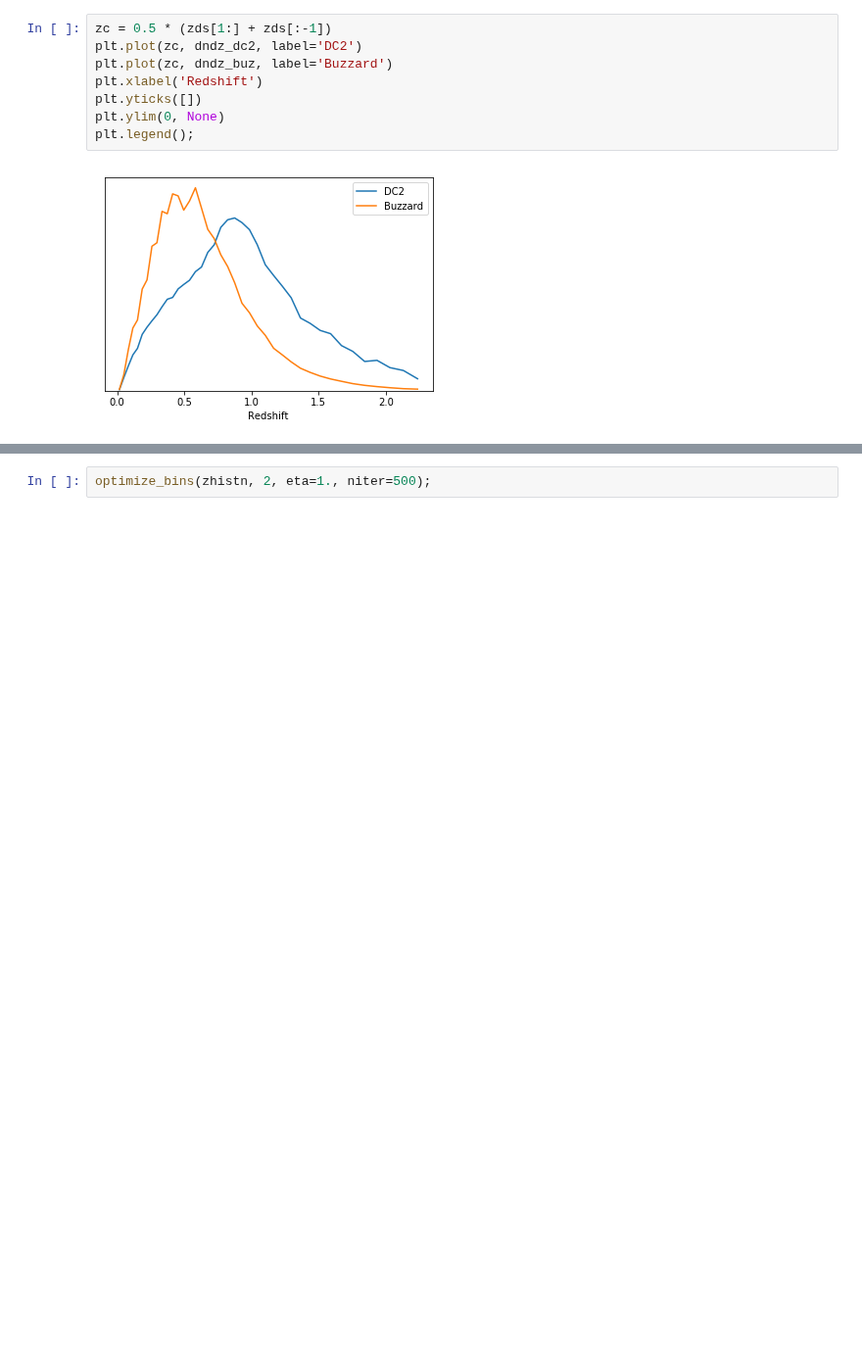
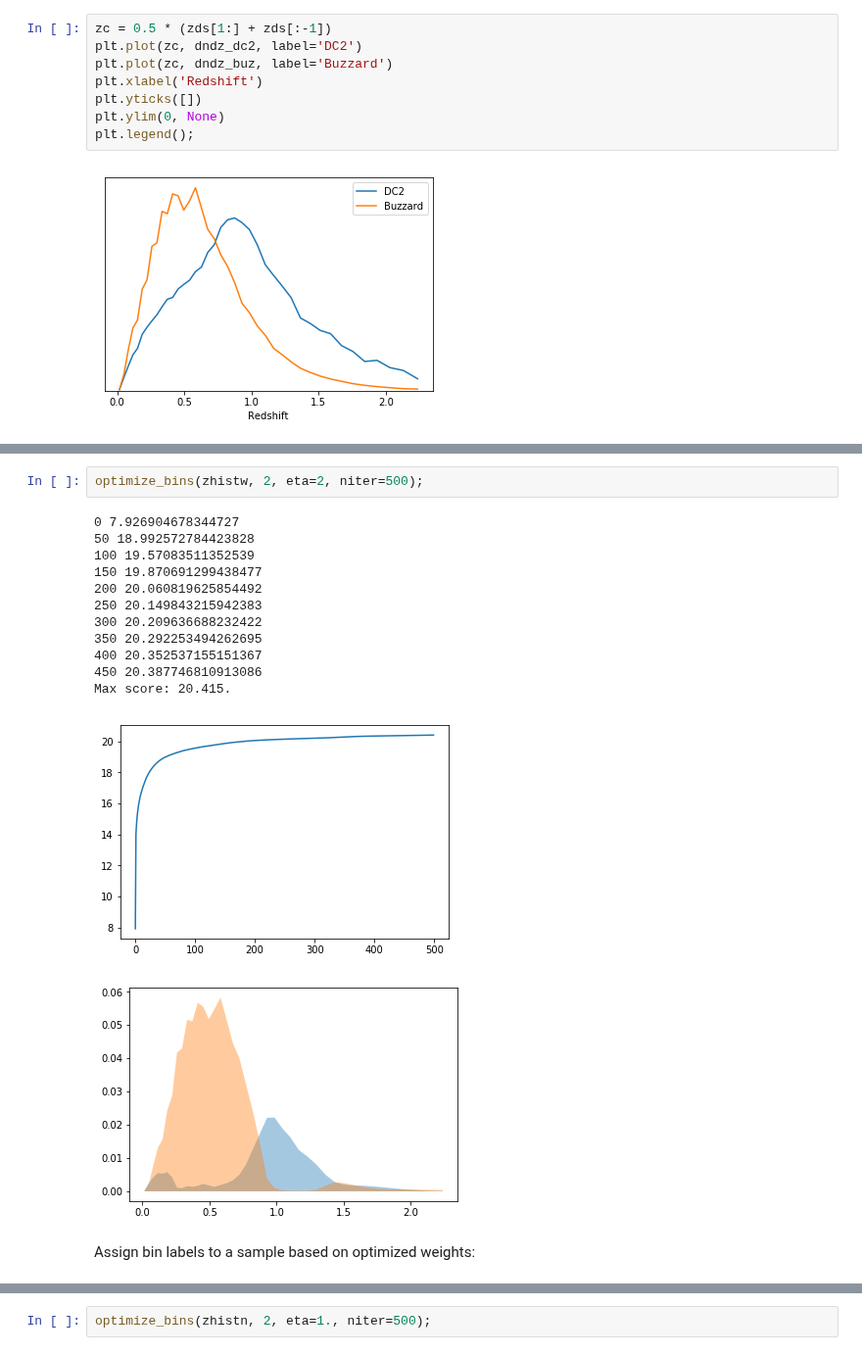
Before and after one commit to dkirkby/zotbin, a Jupyter notebook: Refine.ipynb, the cells around one changed output, grey strips where cells are left out. Shown at 98% size. Drawn from its saved outputs; the diff is of its cells as text; blank space fills up the shorter version.

```diff
--- a/Refine.ipynb
+++ b/Refine.ipynb
@@ -125,0 +156,18 @@ Max score: 20.157.
+# %%
+optimize_bins(zhistw, 2, eta=2, niter=500);
+# %% [output]
+0 7.926904678344727
+50 18.992572784423828
+100 19.57083511352539
+150 19.870691299438477
+200 20.060819625854492
+250 20.149843215942383
+300 20.209636688232422
+350 20.292253494262695
+400 20.352537155151367
+450 20.387746810913086
+Max score: 20.415.
+[figure, added]
+[figure, added]
+# %% [markdown]
+Assign bin labels to a sample based on optimized weights:
```
Also changed, not shown: parts of 15 cells of this notebook.
